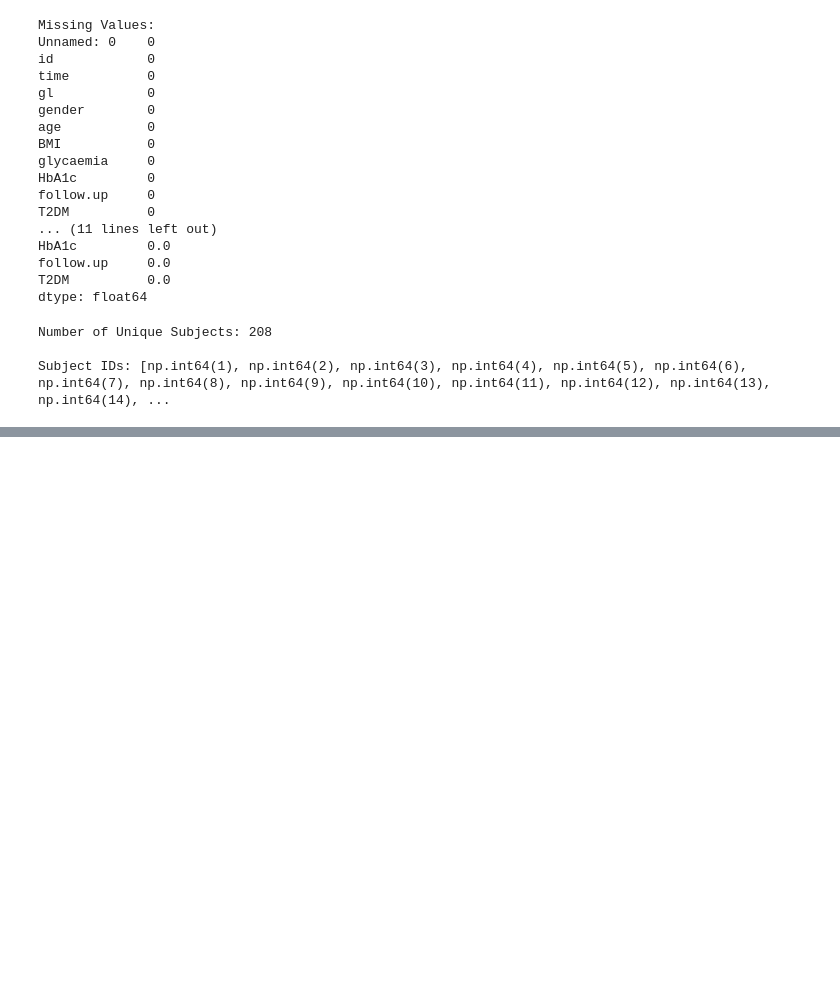
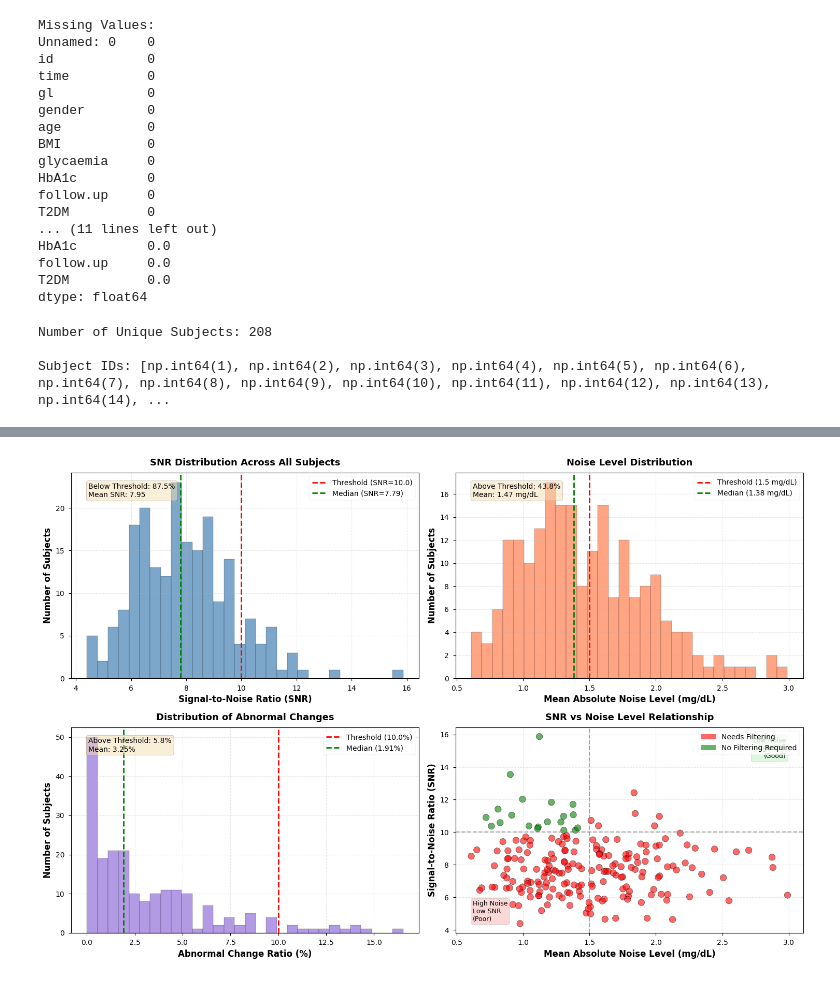
Before and after one commit to Jungle2003/GlucosePrediction, a Jupyter notebook: src/Data/origin_data_plot.ipynb, the cells around one changed output, grey strips where cells are left out. Drawn from its saved outputs; the diff is of its cells as text; code cells hidden in the pictures; blank space fills up the shorter version.

```diff
--- a/src/Data/origin_data_plot.ipynb
+++ b/src/Data/origin_data_plot.ipynb
@@ -349,0 +238,100 @@ DATA QUALITY REPORT - COLAS.CSV
+# %%
+# 图2: 信噪比(SNR)分布直方图 - 论证滤波必要性
+fig, axes = plt.subplots(2, 2, figsize=(15, 10))
+
+# 子图1: SNR分布直方图
+ax1 = axes[0, 0]
+ax1.hist(noise_df['snr'], bins=30, color='steelblue', alpha=0.7, edgecolor='black')
+ax1.axvline(SNR_THRESHOLD, color='red', linestyle='--', linewidth=2,
+            label=f'Threshold (SNR={SNR_THRESHOLD})')
+ax1.axvline(noise_df['snr'].median(), color='green', linestyle='--', linewidth=2,
+            label=f'Median (SNR={noise_df["snr"].median():.2f})')
+ax1.set_xlabel('Signal-to-Noise Ratio (SNR)', fontweight='bold')
+ax1.set_ylabel('Number of Subjects', fontweight='bold')
+ax1.set_title('SNR Distribution Across All Subjects', fontweight='bold', pad=10)
+ax1.legend(loc='upper right')
+ax1.grid(True, alpha=0.3, linestyle='--')
+
+# 添加统计文本
+low_snr_pct = (noise_df['snr'] < SNR_THRESHOLD).sum() / len(noise_df) * 100
+ax1.text(0.05, 0.95, f'Below Threshold: {low_snr_pct:.1f}%\nMean SNR: {noise_df["snr"].mean():.2f}',
+         transform=ax1.transAxes, fontsize=10, verticalalignment='top',
+         bbox=dict(boxstyle='round', facecolor='wheat', alpha=0.5))
+
+# 子图2: 噪声水平分布
+ax2 = axes[0, 1]
+ax2.hist(noise_df['noise_mean_abs'], bins=30, color='coral', alpha=0.7, edgecolor='black')
+ax2.axvline(NOISE_THRESHOLD, color='red', linestyle='--', linewidth=2,
+            label=f'Threshold ({NOISE_THRESHOLD} mg/dL)')
+ax2.axvline(noise_df['noise_mean_abs'].median(), color='green', linestyle='--', linewidth=2,
+            label=f'Median ({noise_df["noise_mean_abs"].median():.2f} mg/dL)')
+ax2.set_xlabel('Mean Absolute Noise Level (mg/dL)', fontweight='bold')
+ax2.set_ylabel('Number of Subjects', fontweight='bold')
+ax2.set_title('Noise Level Distribution', fontweight='bold', pad=10)
+ax2.legend(loc='upper right')
+ax2.grid(True, alpha=0.3, linestyle='--')
+
+high_noise_pct = (noise_df['noise_mean_abs'] > NOISE_THRESHOLD).sum() / len(noise_df) * 100
+ax2.text(0.05, 0.95, f'Above Threshold: {high_noise_pct:.1f}%\nMean: {noise_df["noise_mean_abs"].mean():.2f} mg/dL',
+         transform=ax2.transAxes, fontsize=10, verticalalignment='top',
+         bbox=dict(boxstyle='round', facecolor='wheat', alpha=0.5))
+
+# 子图3: 异常跳变比例分布
+ax3 = axes[1, 0]
+ax3.hist(noise_df['abnormal_ratio'], bins=30, color='mediumpurple', alpha=0.7, edgecolor='black')
+ax3.axvline(ABNORMAL_THRESHOLD, color='red', linestyle='--', linewidth=2,
+            label=f'Threshold ({ABNORMAL_THRESHOLD}%)')
+ax3.axvline(noise_df['abnormal_ratio'].median(), color='green', linestyle='--', linewidth=2,
+            label=f'Median ({noise_df["abnormal_ratio"].median():.2f}%)')
+ax3.set_xlabel('Abnormal Change Ratio (%)', fontweight='bold')
+ax3.set_ylabel('Number of Subjects', fontweight='bold')
+ax3.set_title('Distribution of Abnormal Changes', fontweight='bold', pad=10)
+ax3.legend(loc='upper right')
+ax3.grid(True, alpha=0.3, linestyle='--')
+
+high_abnormal_pct = (noise_df['abnormal_ratio'] > ABNORMAL_THRESHOLD).sum() / len(noise_df) * 100
+ax3.text(0.05, 0.95, f'Above Threshold: {high_abnormal_pct:.1f}%\nMean: {noise_df["abnormal_ratio"].mean():.2f}%',
+         transform=ax3.transAxes, fontsize=10, verticalalignment='top',
+         bbox=dict(boxstyle='round', facecolor='wheat', alpha=0.5))
+
+# 子图4: SNR vs 噪声水平散点图
+ax4 = axes[1, 1]
+colors = ['red' if x else 'green' for x in noise_df['needs_filtering']]
+ax4.scatter(noise_df['noise_mean_abs'], noise_df['snr'],
+            c=colors, alpha=0.6, s=80, edgecolor='black', linewidth=0.5)
+ax4.axhline(SNR_THRESHOLD, color='gray', linestyle='--', linewidth=1.5, alpha=0.7)
+ax4.axvline(NOISE_THRESHOLD, color='gray', linestyle='--', linewidth=1.5, alpha=0.7)
+ax4.set_xlabel('Mean Absolute Noise Level (mg/dL)', fontweight='bold')
+ax4.set_ylabel('Signal-to-Noise Ratio (SNR)', fontweight='bold')
+ax4.set_title('SNR vs Noise Level Relationship', fontweight='bold', pad=10)
+ax4.grid(True, alpha=0.3, linestyle='--')
+
+# 添加图例
+from matplotlib.patches import Patch
+legend_elements = [Patch(facecolor='red', alpha=0.6, label='Needs Filtering'),
+                   Patch(facecolor='green', alpha=0.6, label='No Filtering Required')]
+ax4.legend(handles=legend_elements, loc='upper right')
+
+# 添加象限标注
+ax4.text(0.95, 0.95, 'Low Noise\nHigh SNR\n(Good)',
+         transform=ax4.transAxes, fontsize=9, ha='right', va='top',
+         bbox=dict(boxstyle='round', facecolor='lightgreen', alpha=0.3))
+ax4.text(0.05, 0.05, 'High Noise\nLow SNR\n(Poor)',
+         transform=ax4.transAxes, fontsize=9, ha='left', va='bottom',
+         bbox=dict(boxstyle='round', facecolor='lightcoral', alpha=0.3))
+
+plt.tight_layout()
+plt.show()
+
+print("\n" + "="*70)
+print("可视化分析总结:")
+print("="*70)
+print(f"从上述四个子图可以看出：")
+print(f"  1. SNR分布: {low_snr_pct:.1f}% 受试者的SNR低于阈值({SNR_THRESHOLD})，表明噪声显著")
+print(f"  2. 噪声水平: {high_noise_pct:.1f}% 受试者的噪声水平高于阈值({NOISE_THRESHOLD} mg/dL)")
+print(f"  3. 异常跳变: {high_abnormal_pct:.1f}% 受试者存在过多异常跳变(>{ABNORMAL_THRESHOLD}%)")
+print(f"  4. 散点图显示: 红色点(需要滤波)占据主要分布区域")
+print(f"\n结论: 数据普遍存在噪声问题，滤波处理对提升模型性能至关重要")
+print("="*70)
+# %% [output]
+[figure, added]
```
Also changed, not shown: parts of 11 cells of this notebook, 1 other file.
